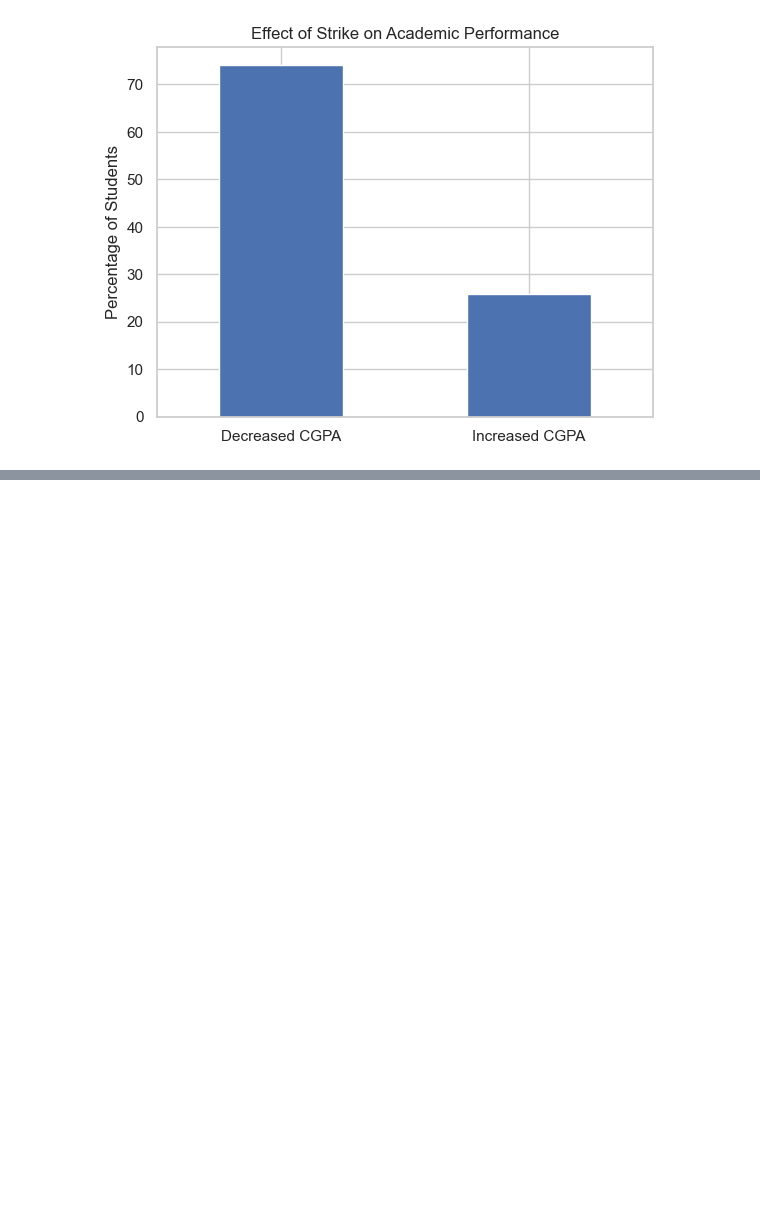
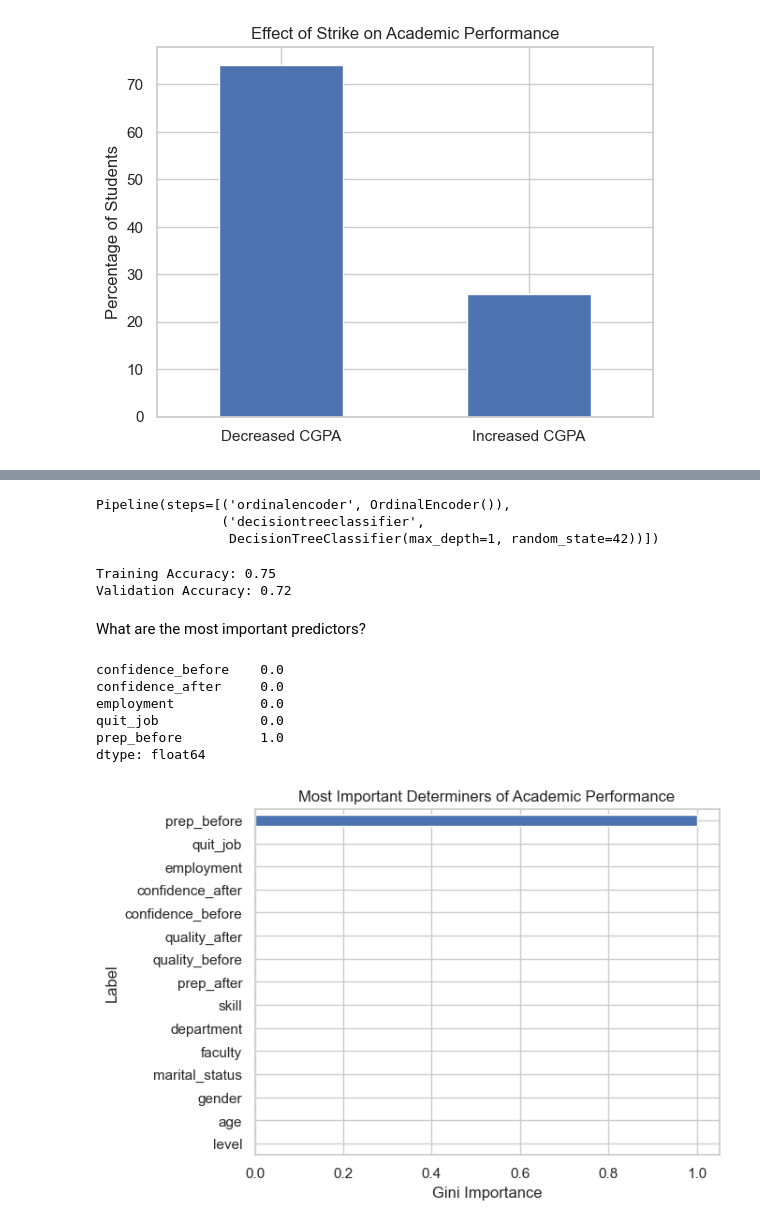
Before and after one commit to socratesjnr/asuu-strike-project, a Jupyter notebook: mock analysis/test_eda.ipynb, the cells around one changed output, grey strips where cells are left out. Cells and saved outputs as stored; diff of their text form; code cells hidden in the pictures; blank space fills up the shorter version.

```diff
--- a/mock analysis/test_eda.ipynb
+++ b/mock analysis/test_eda.ipynb
@@ -330,0 +517,42 @@ plt.xticks(ticks=[0, 1], labels=["Decreased CGPA", "Increased CGPA"], rotation=0
+# %%
+dt_model = make_pipeline(
+    OrdinalEncoder(),
+    DecisionTreeClassifier(max_depth=optimal_depth, random_state=42)
+)
+
+dt_model.fit(X_train, y_train)
+# %% [output]
+Pipeline(steps=[('ordinalencoder', OrdinalEncoder()),
+                ('decisiontreeclassifier',
+                 DecisionTreeClassifier(max_depth=1, random_state=42))])
+# %%
+acc_train = accuracy_score(y_train, dt_model.predict(X_train))
+acc_val = dt_model.score(X_val, y_val)
+
+print("Training Accuracy:", round(acc_train, 2))
+print("Validation Accuracy:", round(acc_val, 2))
+# %% [output]
+Training Accuracy: 0.75
+Validation Accuracy: 0.72
+# %% [markdown]
+What are the most important predictors?
+# %%
+features = X_train.columns
+importances = dt_model.named_steps["decisiontreeclassifier"].feature_importances_
+feat_imp = pd.Series(importances, index=features).sort_values()
+feat_imp.tail()
+# %% [output]
+confidence_before    0.0
+confidence_after     0.0
+employment           0.0
+quit_job             0.0
+prep_before          1.0
+dtype: float64
+# %%
+# Create horizontal bar chart of feature importances
+feat_imp.plot(kind="barh")
+plt.xlabel("Gini Importance")
+plt.ylabel("Label")
+plt.title("Most Important Determiners of Academic Performance");
+# %% [output]
+[figure, added]
```
Also changed, not shown: parts of 34 cells of this notebook.
